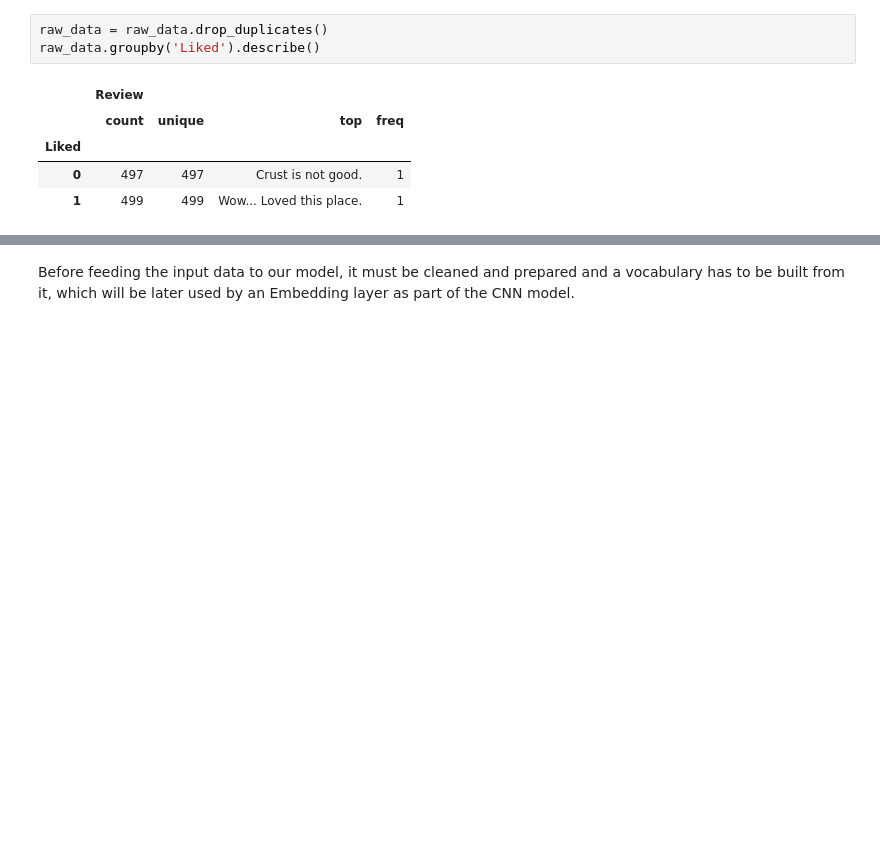
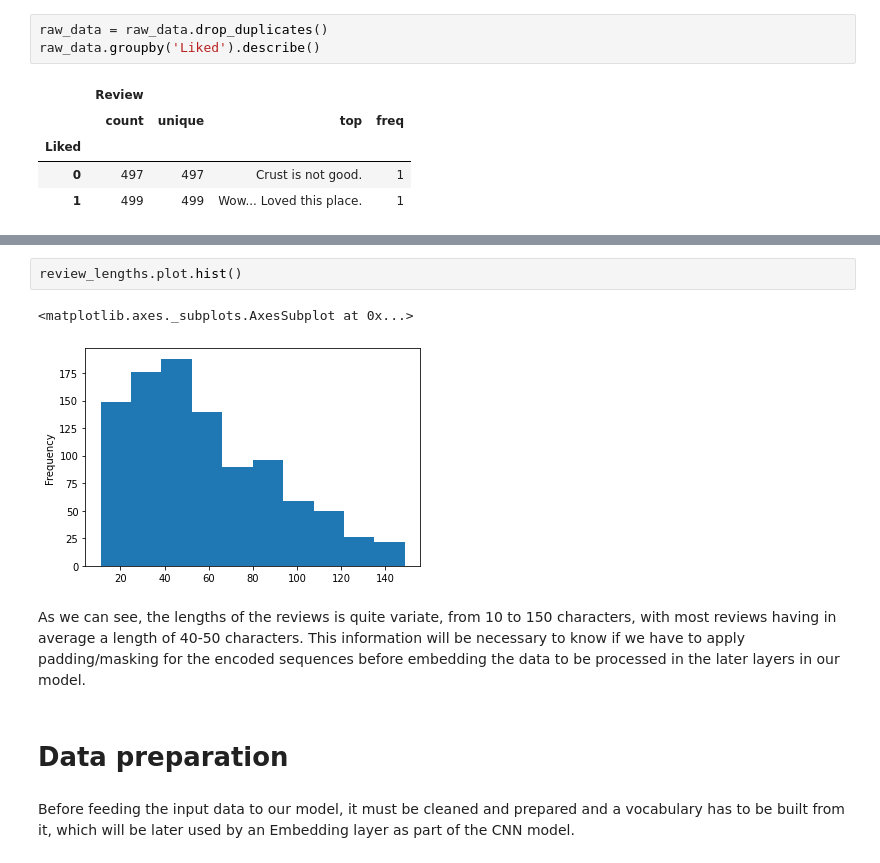
Before and after one commit to keresztesbeata/Intelligent-Systems-Lab, a Jupyter notebook: Restaurant-Reviews-NLP/RestaurantReviews.ipynb, the cells around one changed output, grey strips where cells are left out. Drawn from its saved outputs; the diff is of its cells as text; blank space fills up the shorter version.

```diff
--- a/Restaurant-Reviews-NLP/RestaurantReviews.ipynb
+++ b/Restaurant-Reviews-NLP/RestaurantReviews.ipynb
@@ -121,3 +150,12 @@ raw_data.groupby('Liked').describe()
+# %%
+review_lengths.plot.hist()
+# %% [output]
+<matplotlib.axes._subplots.AxesSubplot at 0x...>
+[figure, added]
+# %% [markdown]
+As we can see, the lengths of the reviews is quite variate, from 10 to 150 characters, with most reviews having in average a length of 40-50 characters. This information will be necessary to know if we have to apply padding/masking for the encoded sequences before embedding the data to be processed in the later layers in our model.
+# %% [markdown]
+# Data preparation
 # %% [markdown]
 Before feeding the input data to our model, it must be cleaned and prepared and a vocabulary has to be built from it, which will be later used by an Embedding layer as part of the CNN model.
 # %% [markdown]
```
Also changed, not shown: parts of 11 cells of this notebook.
